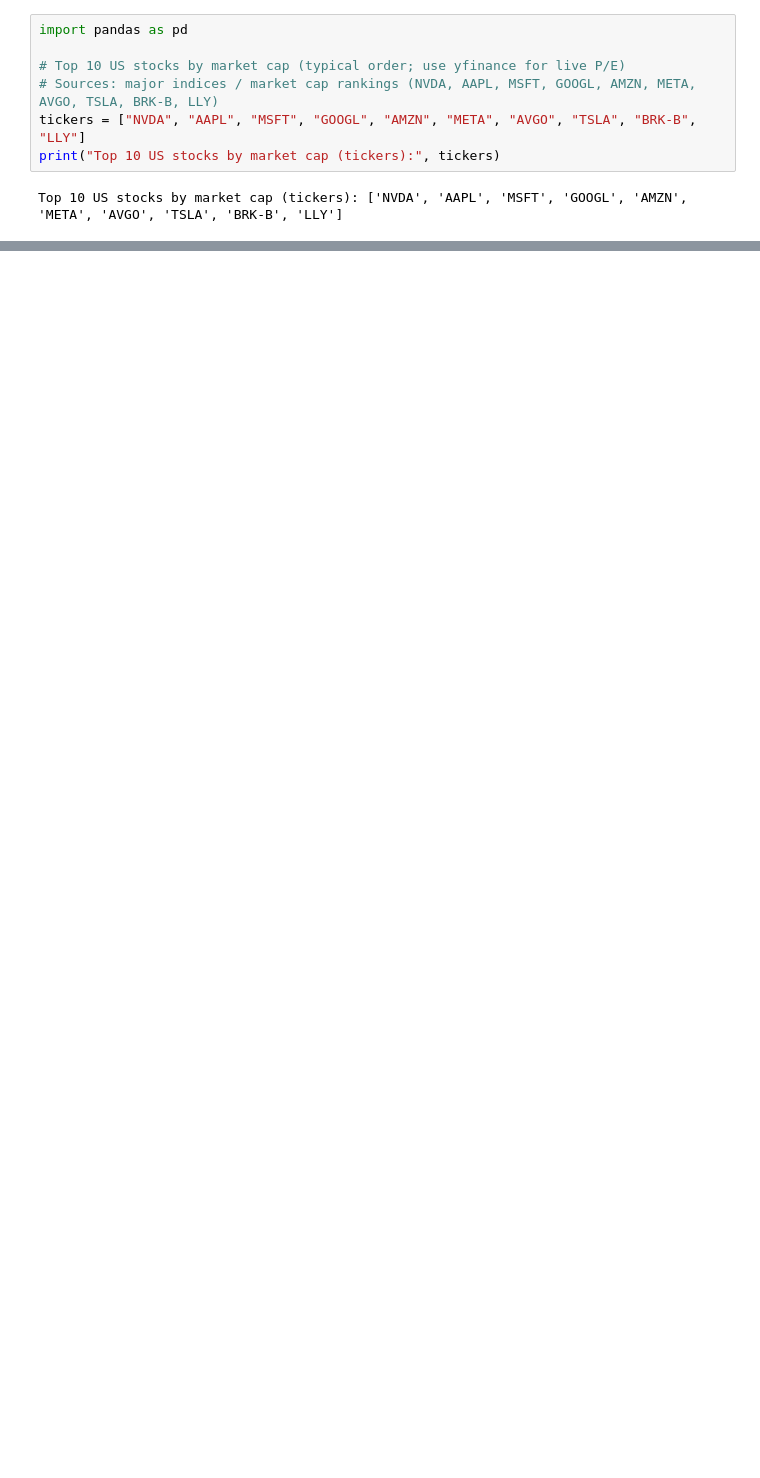
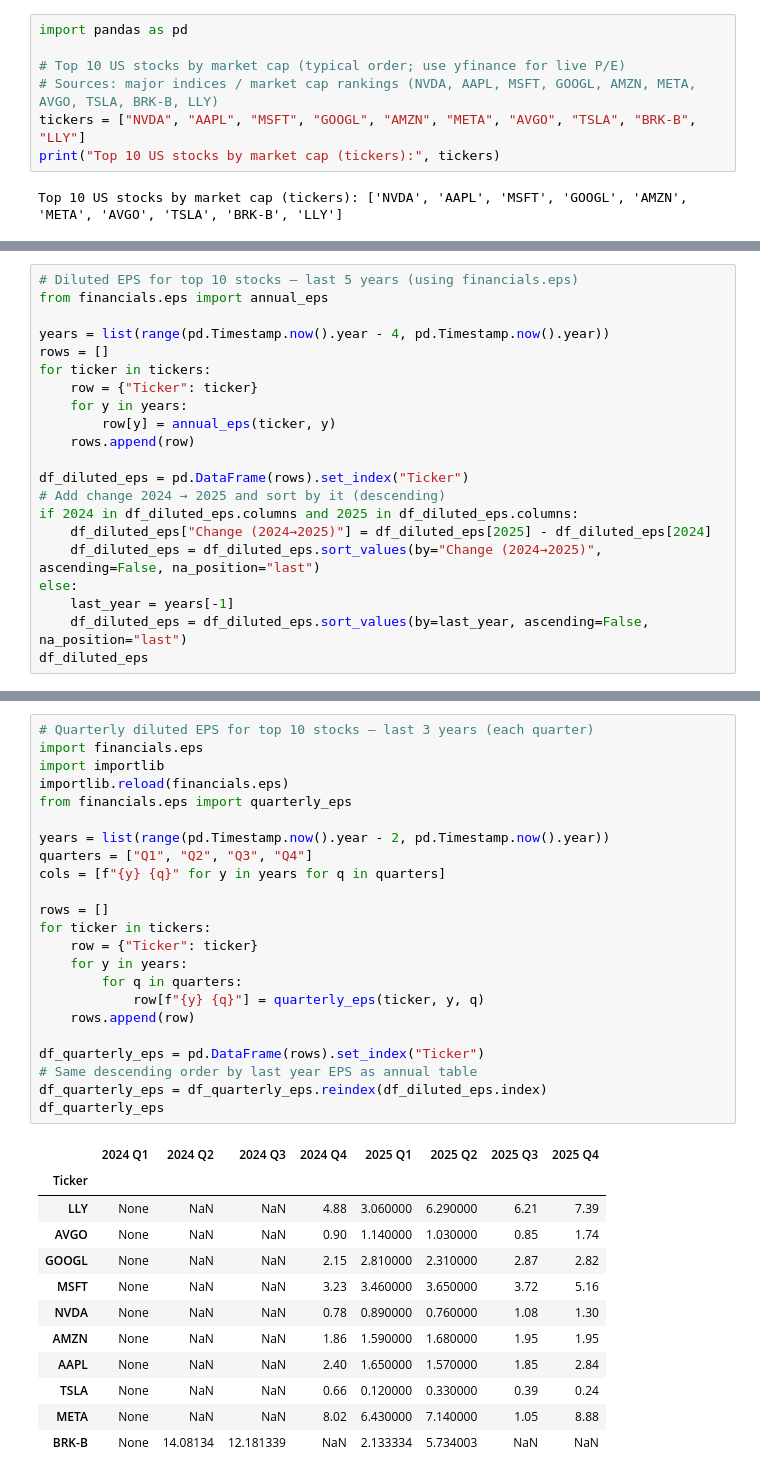
Before and after one commit to Dragos123321/stocks-analyzer, a Jupyter notebook: analyzer.ipynb, the cells around one changed output, grey strips where cells are left out. Cells and saved outputs as stored; diff of their text form; blank space fills up the shorter version.

```diff
--- a/analyzer.ipynb
+++ b/analyzer.ipynb
@@ -145,0 +124,21 @@ df_annual_eps_growth
+# %%
+# Diluted EPS for top 10 stocks – last 5 years (using financials.eps)
+from financials.eps import annual_eps
+
+years = list(range(pd.Timestamp.now().year - 4, pd.Timestamp.now().year))
+rows = []
+for ticker in tickers:
+    row = {"Ticker": ticker}
+    for y in years:
+        row[y] = annual_eps(ticker, y)
+    rows.append(row)
+
+df_diluted_eps = pd.DataFrame(rows).set_index("Ticker")
+# Add change 2024 → 2025 and sort by it (descending)
+if 2024 in df_diluted_eps.columns and 2025 in df_diluted_eps.columns:
+    df_diluted_eps["Change (2024→2025)"] = df_diluted_eps[2025] - df_diluted_eps[2024]
+    df_diluted_eps = df_diluted_eps.sort_values(by="Change (2024→2025)", ascending=False, na_position="last")
+else:
+    last_year = years[-1]
+    df_diluted_eps = df_diluted_eps.sort_values(by=last_year, ascending=False, na_position="last")
+df_diluted_eps
@@ -145,0 +158,36 @@ df_annual_eps_growth
+# %%
+# Quarterly diluted EPS for top 10 stocks – last 3 years (each quarter)
+import financials.eps
+import importlib
+importlib.reload(financials.eps)
+from financials.eps import quarterly_eps
+
+years = list(range(pd.Timestamp.now().year - 2, pd.Timestamp.now().year))
+quarters = ["Q1", "Q2", "Q3", "Q4"]
+cols = [f"{y} {q}" for y in years for q in quarters]
+
+rows = []
+for ticker in tickers:
+    row = {"Ticker": ticker}
+    for y in years:
+        for q in quarters:
+            row[f"{y} {q}"] = quarterly_eps(ticker, y, q)
+    rows.append(row)
+
+df_quarterly_eps = pd.DataFrame(rows).set_index("Ticker")
+# Same descending order by last year EPS as annual table
+df_quarterly_eps = df_quarterly_eps.reindex(df_diluted_eps.index)
+df_quarterly_eps
+# %% [output]
+|  | 2024 Q1 | 2024 Q2 | 2024 Q3 | 2024 Q4 | 2025 Q1 | 2025 Q2 | 2025 Q3 | 2025 Q4 |
+| Ticker |  |  |  |  |  |  |  |  |
+| LLY | None | NaN | NaN | 4.88 | 3.060000 | 6.290000 | 6.21 | 7.39 |
+| AVGO | None | NaN | NaN | 0.90 | 1.140000 | 1.030000 | 0.85 | 1.74 |
+| GOOGL | None | NaN | NaN | 2.15 | 2.810000 | 2.310000 | 2.87 | 2.82 |
+| MSFT | None | NaN | NaN | 3.23 | 3.460000 | 3.650000 | 3.72 | 5.16 |
+| NVDA | None | NaN | NaN | 0.78 | 0.890000 | 0.760000 | 1.08 | 1.30 |
+| AMZN | None | NaN | NaN | 1.86 | 1.590000 | 1.680000 | 1.95 | 1.95 |
+| AAPL | None | NaN | NaN | 2.40 | 1.650000 | 1.570000 | 1.85 | 2.84 |
+| TSLA | None | NaN | NaN | 0.66 | 0.120000 | 0.330000 | 0.39 | 0.24 |
+| META | None | NaN | NaN | 8.02 | 6.430000 | 7.140000 | 1.05 | 8.88 |
+| BRK-B | None | 14.08134 | 12.181339 | NaN | 2.133334 | 5.734003 | NaN | NaN |
```
Also changed, not shown: parts of 9 cells of this notebook, 16 other files.
